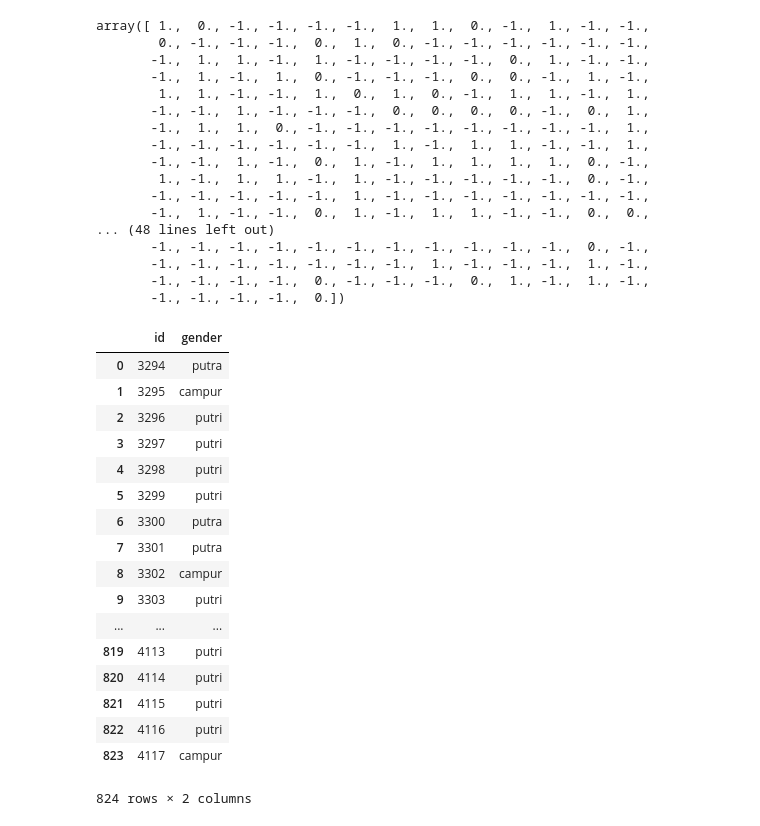
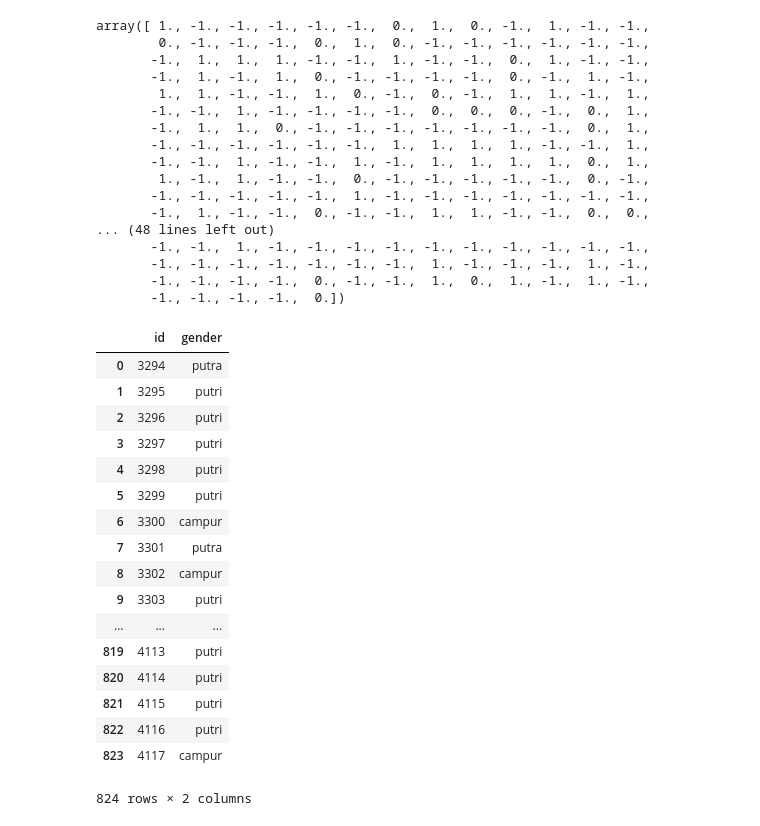
Before and after one commit to FarhanSetyaD/DataMining-Competition-JOINTS-UGM-2019, a Jupyter notebook: Preprocessing.ipynb, the cells around one changed output. Cells and saved outputs as stored; diff of their text form; code cells hidden in the pictures.

```diff
--- a/Preprocessing.ipynb
+++ b/Preprocessing.ipynb
@@ -55,12 +55,13 @@ test = pd.read_csv('test_data.csv')
 # %%
 test_id = test['id']
 test = test.drop("id", axis=1)
-# test = test.drop("size", axis=1)
+test = test.drop("fac_7", axis=1)
 # test_id
 # %%
 nona = pd.read_csv('no_na_train.csv')
 fill = pd.read_csv('fill_missing_predicted.csv')
 train = pd.concat([nona, fill],ignore_index=True)
+train = train.drop('fac_7', axis=1)
 # train = nona.append(fill)
 train_fitur=train.drop('gender',axis=1)
 # train_fitur=train_fitur.drop('size',axis=1)
@@ -159,22 +160,22 @@ predict = gb.predict(test)
 # metrics.accuracy_score(predict, pred)
 predict
 # %% [output]
-array([ 1.,  0., -1., -1., -1., -1.,  1.,  1.,  0., -1.,  1., -1., -1.,
+array([ 1., -1., -1., -1., -1., -1.,  0.,  1.,  0., -1.,  1., -1., -1.,
         0., -1., -1., -1.,  0.,  1.,  0., -1., -1., -1., -1., -1., -1.,
-       -1.,  1.,  1., -1.,  1., -1., -1., -1., -1.,  0.,  1., -1., -1.,
-       -1.,  1., -1.,  1.,  0., -1., -1., -1.,  0.,  0., -1.,  1., -1.,
-        1.,  1., -1., -1.,  1.,  0.,  1.,  0., -1.,  1.,  1., -1.,  1.,
-       -1., -1.,  1., -1., -1., -1.,  0.,  0.,  0.,  0., -1.,  0.,  1.,
-       -1.,  1.,  1.,  0., -1., -1., -1., -1., -1., -1., -1., -1.,  1.,
-       -1., -1., -1., -1., -1., -1.,  1., -1.,  1.,  1., -1., -1.,  1.,
-       -1., -1.,  1., -1.,  0.,  1., -1.,  1.,  1.,  1.,  1.,  0., -1.,
-        1., -1.,  1.,  1., -1.,  1., -1., -1., -1., -1., -1.,  0., -1.,
+       -1.,  1.,  1.,  1., -1., -1.,  1., -1., -1.,  0.,  1., -1., -1.,
+       -1.,  1., -1.,  1.,  0., -1., -1., -1., -1.,  0., -1.,  1., -1.,
+        1.,  1., -1., -1.,  1.,  0., -1.,  0., -1.,  1.,  1., -1.,  1.,
+       -1., -1.,  1., -1., -1., -1., -1.,  0.,  0.,  0., -1.,  0.,  1.,
+       -1.,  1.,  1.,  0., -1., -1., -1., -1., -1., -1., -1.,  0.,  1.,
+       -1., -1., -1., -1., -1., -1.,  1.,  1.,  1.,  1., -1., -1.,  1.,
+       -1., -1.,  1., -1., -1.,  1., -1.,  1.,  1.,  1.,  1.,  0.,  1.,
+        1., -1.,  1., -1., -1.,  0., -1., -1., -1., -1., -1.,  0., -1.,
        -1., -1., -1., -1., -1.,  1., -1., -1., -1., -1., -1., -1., -1.,
-       -1.,  1., -1., -1.,  0.,  1., -1.,  1.,  1., -1., -1.,  0.,  0.,
+       -1.,  1., -1., -1.,  0., -1., -1.,  1.,  1., -1., -1.,  0.,  0.,
 ... (48 lines left out)
-       -1., -1., -1., -1., -1., -1., -1., -1., -1., -1., -1.,  0., -1.,
+       -1., -1.,  1., -1., -1., -1., -1., -1., -1., -1., -1., -1., -1.,
        -1., -1., -1., -1., -1., -1., -1.,  1., -1., -1., -1.,  1., -1.,
-       -1., -1., -1., -1.,  0., -1., -1., -1.,  0.,  1., -1.,  1., -1.,
+       -1., -1., -1., -1.,  0., -1., -1.,  1.,  0.,  1., -1.,  1., -1.,
        -1., -1., -1., -1.,  0.])
 # %%
 # ab = AdaBoostClassifier(n_estimators = 2000)
@@ -193,22 +194,22 @@ array([ 1.,  0., -1., -1., -1., -1.,  1.,  1.,  0., -1.,  1., -1., -1.,
 # %%
 # type(test_id)
 converter = {-1: 'putri', 0:'campur', 1:'putra'}
 
 predict = [converter[x] for x in predict]
 predict_series = pd.Series(data=predict, name='gender')
 submission = pd.DataFrame([test_id, predict_series])
 submission = submission.transpose()
-# submission.to_csv('tenth_submission_gradientboost_regression.csv', index=False)
+submission.to_csv('11th_submission_gradientboost_regression.csv', index=False)
 submission
 # %% [output]
 |  | id | gender |
 | 0 | 3294 | putra |
-| 1 | 3295 | campur |
+| 1 | 3295 | putri |
 | 2 | 3296 | putri |
 | 3 | 3297 | putri |
 | 4 | 3298 | putri |
 | 5 | 3299 | putri |
-| 6 | 3300 | putra |
+| 6 | 3300 | campur |
 | 7 | 3301 | putra |
 | 8 | 3302 | campur |
 | 9 | 3303 | putri |
```
Also changed, not shown: parts of 1 cell of this notebook, 1 other file.
